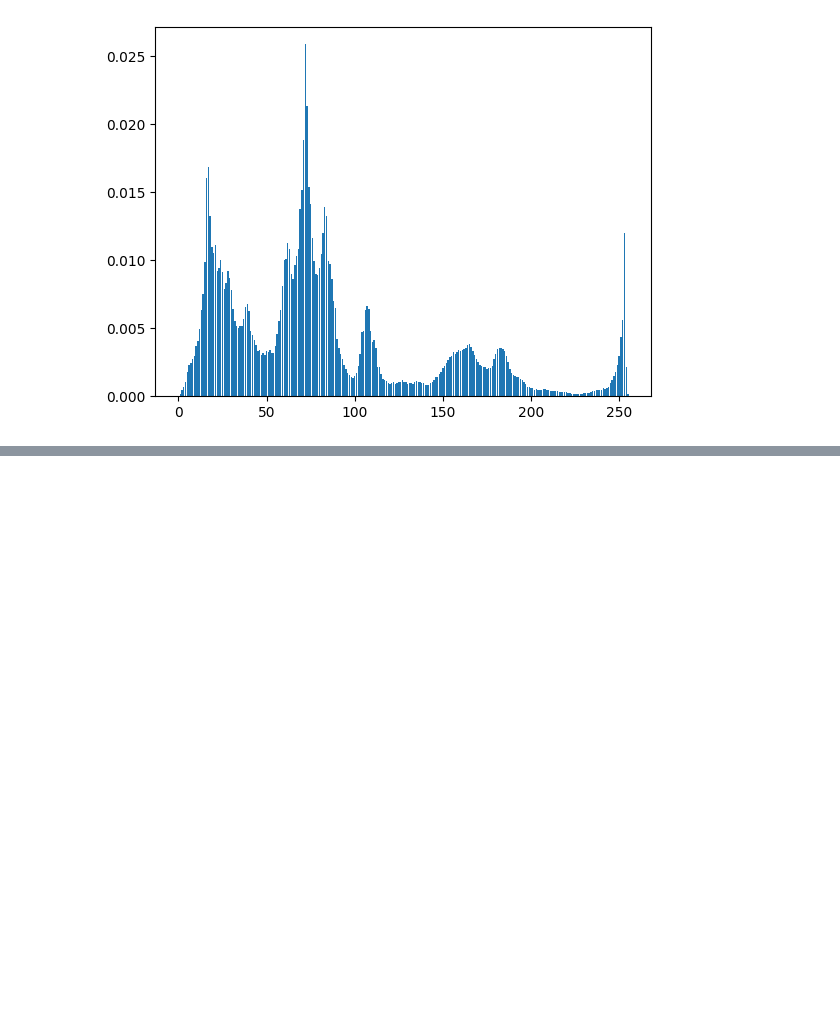
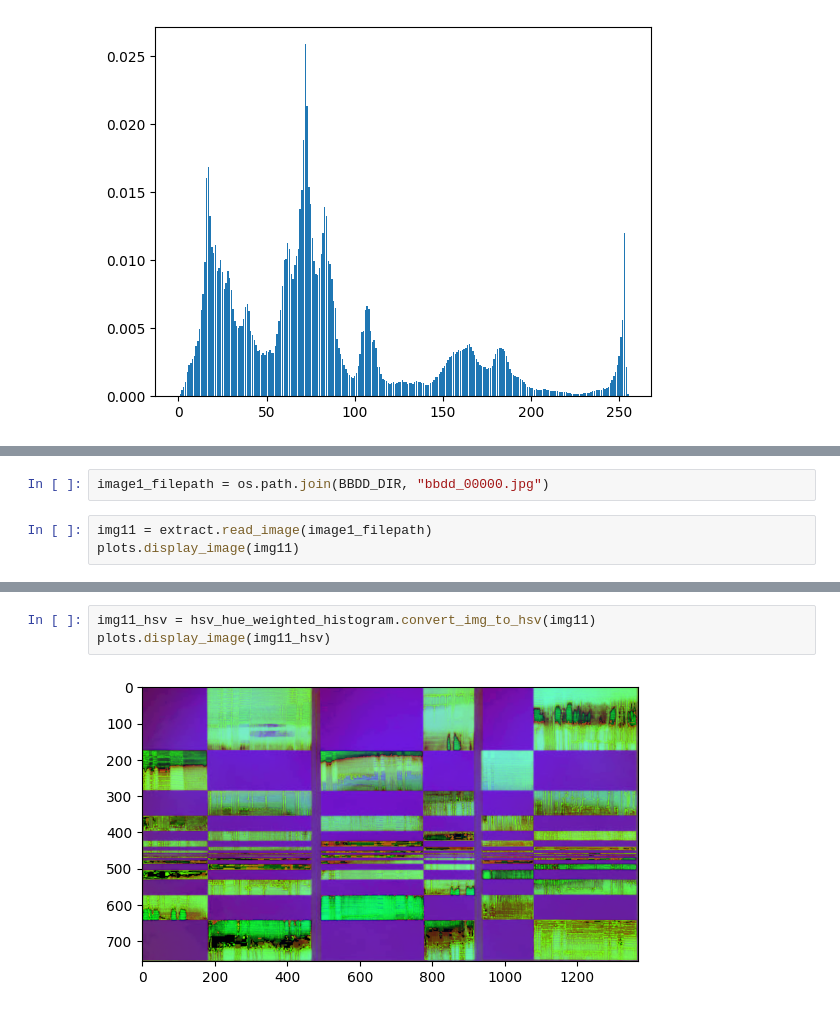
Before and after one commit to MCV-2025-C1-Project/Team5, a Jupyter notebook: notebooks/week1.ipynb, the cells around one changed output, grey strips where cells are left out. Drawn from its saved outputs; the diff is of its cells as text; blank space fills up the shorter version.

```diff
--- a/notebooks/week1.ipynb
+++ b/notebooks/week1.ipynb
@@ -84,0 +89,5 @@ plots.display_histogram(hist3, bin_edges)
+# %%
+image1_filepath = os.path.join(BBDD_DIR, "bbdd_00000.jpg")
+# %%
+img11 = extract.read_image(image1_filepath)
+plots.display_image(img11)
@@ -84,0 +96,5 @@ plots.display_histogram(hist3, bin_edges)
+# %%
+img11_hsv = hsv_hue_weighted_histogram.convert_img_to_hsv(img11)
+plots.display_image(img11_hsv)
+# %% [output]
+[figure, added]
```
Also changed, not shown: parts of 37 cells of this notebook.
